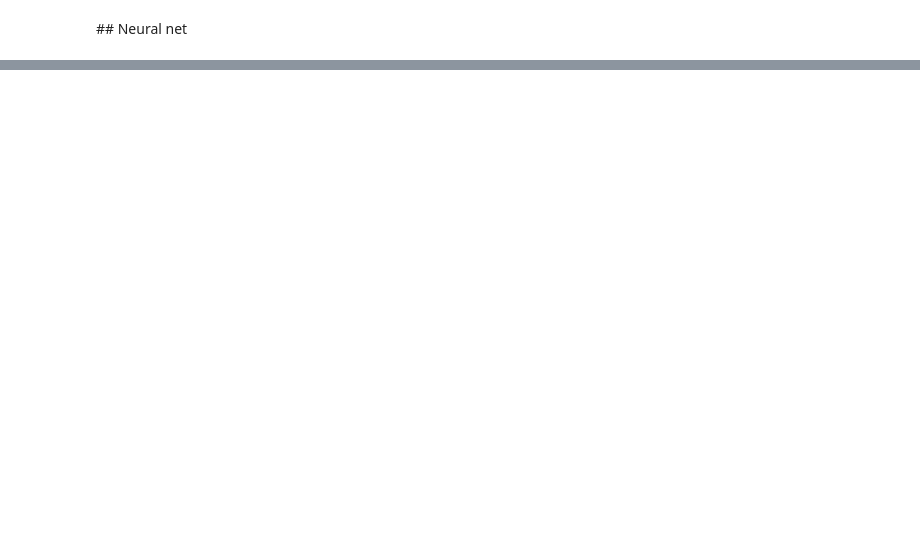
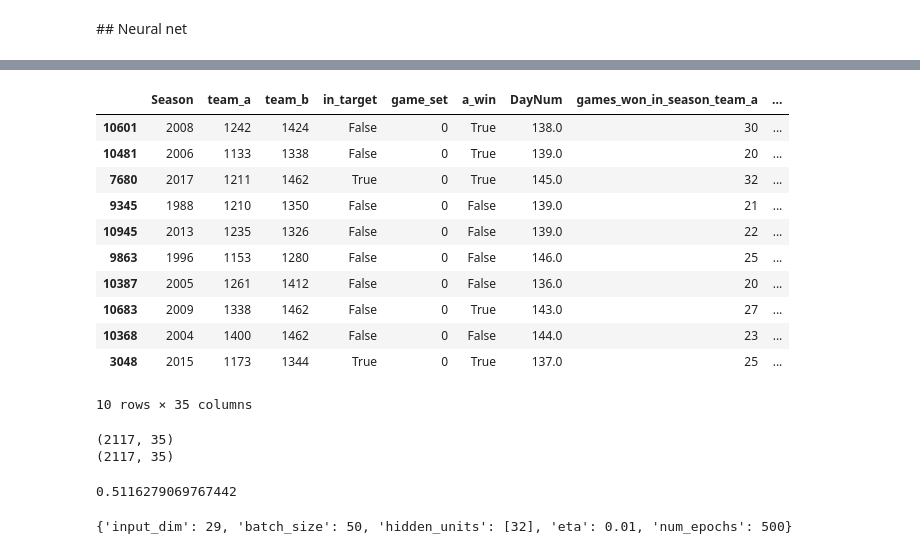
Before and after one commit to TheMoods/MarchMadness, a Jupyter notebook: 2_Javi_in.ipynb, the cells around one changed output, grey strips where cells are left out. Cells and saved outputs as stored; diff of their text form; code cells hidden in the pictures; blank space fills up the shorter version.

```diff
--- a/2_Javi_in.ipynb
+++ b/2_Javi_in.ipynb
@@ -430,0 +267,28 @@ NameError: name 'model' is not defined
+# %%
+game_feat = GameFeatures()
+data = load_data_template()
+data = game_feat.per_team_wrapper(data, game_feat.games_won_in_season, fillna=0)
+data = game_feat.per_team_wrapper(data, game_feat.games_won_in_tourney, fillna=0)
+data = game_feat.per_team_wrapper(data, game_feat.games_won_in_season_against_opponent, per_game=True, fillna=0)
+data = game_feat.per_team_wrapper(data, game_feat.games_won_in_tourney_against_opponent, per_game=True, fillna=0)
+data = data.dropna()
+data.sample(10)
+# %% [output]
+|  | Season | team_a | team_b | in_target | game_set | a_win | DayNum | games_won_in_season_team_a | ... |
+| 10601 | 2008 | 1242 | 1424 | False | 0 | True | 138.0 | 30 | ... |
+| 10481 | 2006 | 1133 | 1338 | False | 0 | True | 139.0 | 20 | ... |
+| 7680 | 2017 | 1211 | 1462 | True | 0 | True | 145.0 | 32 | ... |
+| 9345 | 1988 | 1210 | 1350 | False | 0 | False | 139.0 | 21 | ... |
+| 10945 | 2013 | 1235 | 1326 | False | 0 | False | 139.0 | 22 | ... |
+| 9863 | 1996 | 1153 | 1280 | False | 0 | False | 146.0 | 25 | ... |
+| 10387 | 2005 | 1261 | 1412 | False | 0 | False | 136.0 | 20 | ... |
+| 10683 | 2009 | 1338 | 1462 | False | 0 | True | 143.0 | 27 | ... |
+| 10368 | 2004 | 1400 | 1462 | False | 0 | False | 144.0 | 23 | ... |
+| 3048 | 2015 | 1173 | 1344 | True | 0 | True | 137.0 | 25 | ... |
+10 rows × 35 columns
+# %%
+print(data.shape)
+print(data.dropna().shape)
+# %% [output]
+(2117, 35)
+(2117, 35)
@@ -430,0 +300,15 @@ NameError: name 'model' is not defined
+# %%
+sum(Y)/len(Y)
+# %% [output]
+0.5116279069767442
+# %%
+param_dict = {
+    'input_dim': X.shape[1],
+    'batch_size': 50,
+    'hidden_units': [32],
+    'eta': 0.01,
+    'num_epochs': 500,
+}
+print(param_dict)
+# %% [output]
+{'input_dim': 29, 'batch_size': 50, 'hidden_units': [32], 'eta': 0.01, 'num_epochs': 500}
```
Also changed, not shown: parts of 37 cells of this notebook, 2 other files.
